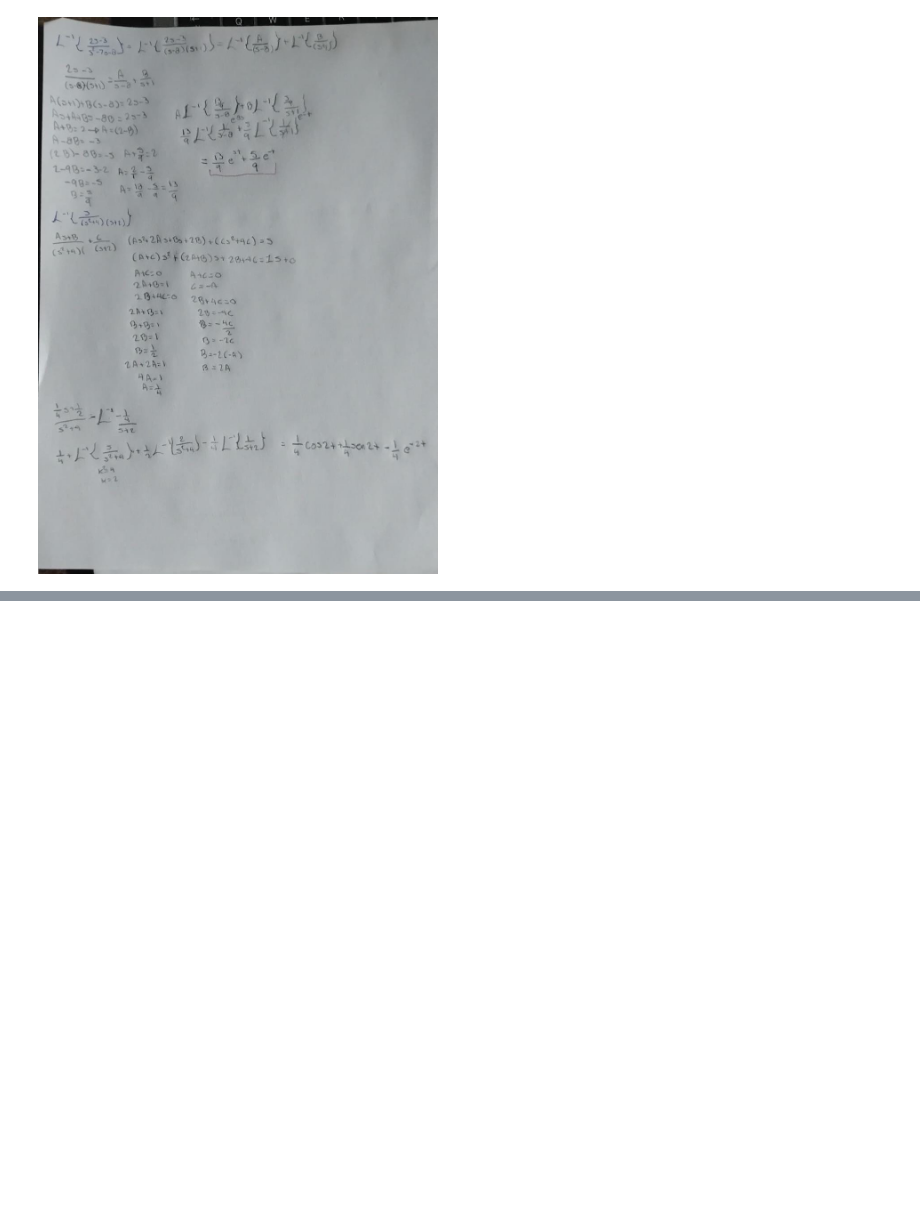
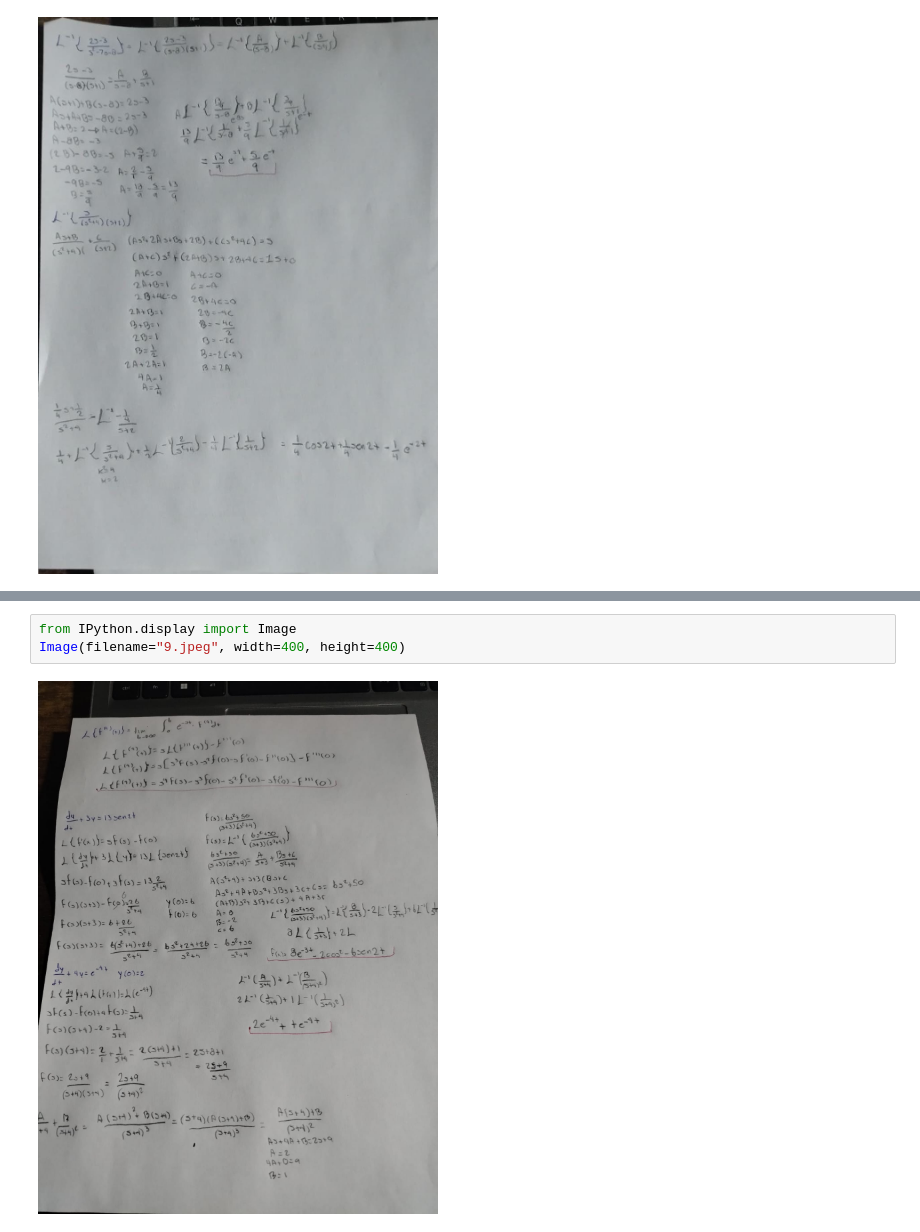
Before and after one commit to luis270-web/MAC, a Jupyter notebook: Plantilla-Problemario-Laplace.ipynb, the cells around one changed output, grey strips where cells are left out. Saved outputs shown, nothing was run; the diff lists cells and outputs as text; blank space fills up the shorter version.

```diff
--- a/Plantilla-Problemario-Laplace.ipynb
+++ b/Plantilla-Problemario-Laplace.ipynb
@@ -525,0 +689,5 @@ Image(filename="img7.jpeg", width=400, height=400)
+# %%
+from IPython.display import Image
+Image(filename="9.jpeg", width=400, height=400)
+# %% [output]
+[figure, added]
```
Also changed, not shown: parts of 9 cells of this notebook.
